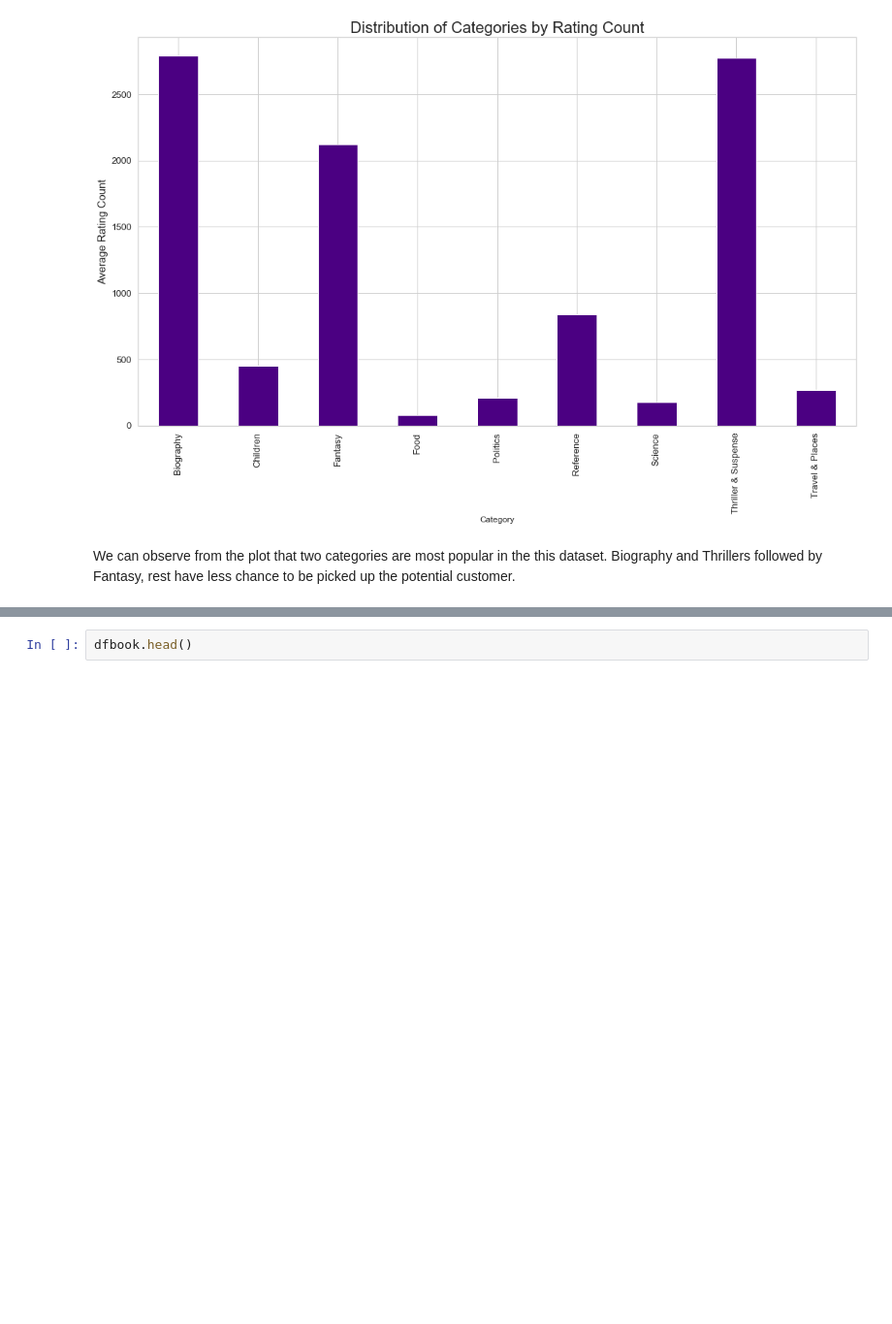
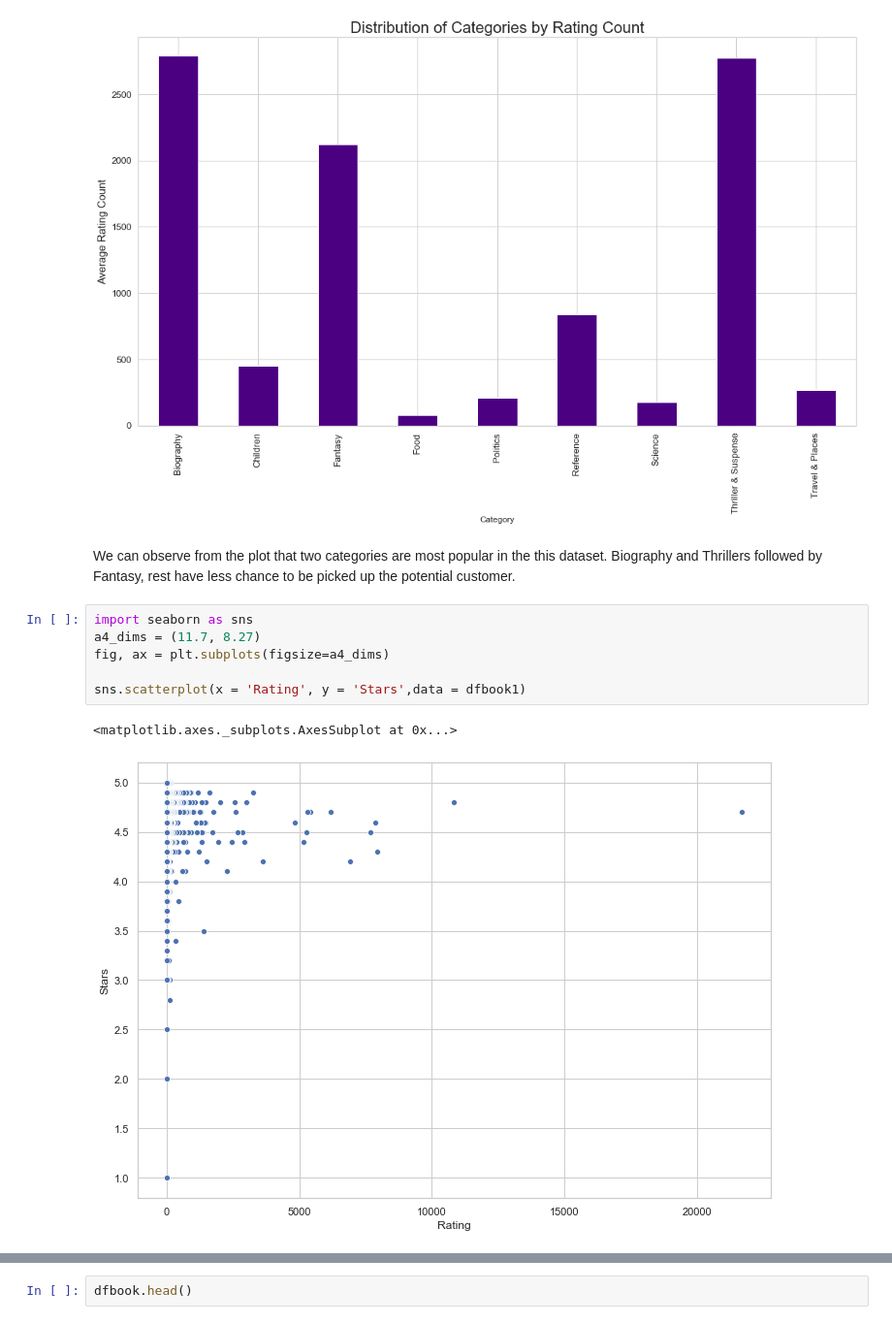
Before and after one commit to Richa-Vala/NYCWebscraping, a Jupyter notebook: NYCEDA.ipynb, the cells around one changed output, grey strips where cells are left out. Shown at 97% size. Drawn from its saved outputs; the diff is of its cells as text; blank space fills up the shorter version.

```diff
--- a/NYCEDA.ipynb
+++ b/NYCEDA.ipynb
@@ -689,3 +715,12 @@ plt.show()
 [figure]
 # %% [markdown]
 We can observe from the plot that two categories are most popular in the this dataset. Biography and Thrillers followed by Fantasy, rest have less chance to be picked up the potential customer.
+# %%
+import seaborn as sns
+a4_dims = (11.7, 8.27)
+fig, ax = plt.subplots(figsize=a4_dims)
+
+sns.scatterplot(x = 'Rating', y = 'Stars',data = dfbook1)
+# %% [output]
+<matplotlib.axes._subplots.AxesSubplot at 0x...>
+[figure, added]
```
Also changed, not shown: parts of 28 cells of this notebook, 2 other files.
